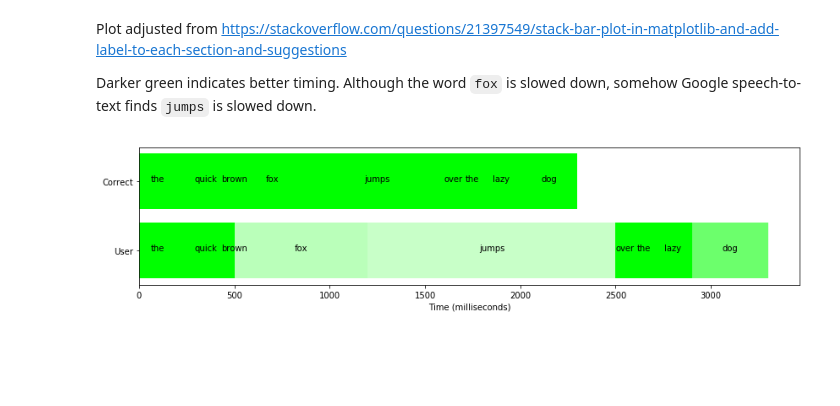
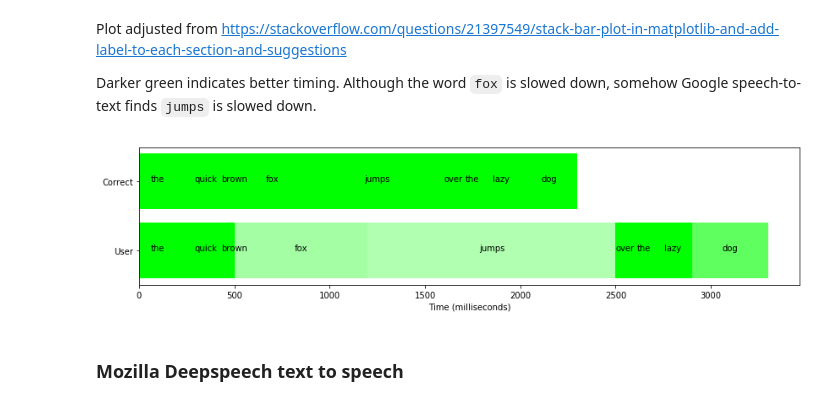
Before and after one commit to loretoparisi/word-rhythm-eval, a Jupyter notebook: main.ipynb, the cells around one changed output. Cells and saved outputs as stored; diff of their text form; code cells hidden in the pictures; blank space fills up the shorter version.

````diff
--- a/main.ipynb
+++ b/main.ipynb
@@ -158,46 +165,46 @@ Plot adjusted from https://stackoverflow.com/questions/21397549/stack-bar-plot-i
 
 Darker green indicates better timing. Although the word ```fox``` is slowed down, somehow Google speech-to-text finds ```jumps``` is slowed down.
 # %%
-%matplotlib inline
-import numpy as np
-import matplotlib.pyplot as plt
+def plot_timing(true_df, user_df):
+    data = np.array([user_df.dif.values, true_df.dif.values]).T
+    percentages = np.array([user_df.word.values, true_df.word.values])
+    y_pos = np.arange(2)
 
+    fig = plt.figure(figsize=(14, 3))
+    ax = fig.add_subplot(111)
 
-data = np.array([user_df.dif.values, true_df.dif.values]).T
-percentages = np.array([user_df.word.values, true_df.word.values])
-y_pos = np.arange(2)
+    patch_handles = []
+    left = np.zeros(2) # left alignment of data starts at zero
+    for i, d in enumerate(data):
+        # score calculation, lower is better
+        if d[0] == 0:
+            score = 0
+        else:
+            score = abs(d[1]-d[0])/d[0]
+        penalty = 1.5
+        color = (score*penalty, 1, score*penalty)
+        patch_handles.append(ax.barh(y_pos, d,
+          color=color, align='center',
+          left=left))
+        # accumulate the left-hand offsets
+        left += d
 
-fig = plt.figure(figsize=(14, 3))
-ax = fig.add_subplot(111)
+    # go through all of the bar segments and annotate
+    for j in range(len(patch_handles)):
+        for i, patch in enumerate(patch_handles[j].get_children()):
+            if i == 1:
+                patch.set_facecolor((0, 1, 0))
+            bl = patch.get_xy()
+            x = 0.5*patch.get_width() + bl[0]
+            y = 0.5*patch.get_height() + bl[1]
+            ax.text(x,y, percentages[i,j], ha='center')
 
-patch_handles = []
-left = np.zeros(2) # left alignment of data starts at zero
-for i, d in enumerate(data):
-    # score calculation, lower is better
-    if d[0] == 0:
-        score = 0
-    else:
-        score = abs(d[1]-d[0])/d[0]
-    penalty = 1.7
-    color = (score*penalty, 1, score*penalty)
-    patch_handles.append(ax.barh(y_pos, d,
-      color=color, align='center',
-      left=left))
-    # accumulate the left-hand offsets
-    left += d
-
-# go through all of the bar segments and annotate
-for j in range(len(patch_handles)):
-    for i, patch in enumerate(patch_handles[j].get_children()):
-        if i == 1:
-            patch.set_facecolor((0, 1, 0))
-        bl = patch.get_xy()
-        x = 0.5*patch.get_width() + bl[0]
-        y = 0.5*patch.get_height() + bl[1]
-        ax.text(x,y, percentages[i,j], ha='center')
-
-ax.set_yticks(y_pos)
-ax.set_yticklabels(('User', 'Correct'))
-ax.set_xlabel('Time (milliseconds)');
+    ax.set_yticks(y_pos)
+    ax.set_yticklabels(('User', 'Correct'))
+    ax.set_xlabel('Time (milliseconds)');
-# %% [output]
-[figure, removed]
+# %%
+plot_timing(true_df, user_df)
+# %% [output]
+[figure, added]
+# %% [markdown]
+### Mozilla Deepspeech text to speech
````
Also changed, not shown: parts of 8 cells of this notebook, 2 other files.
